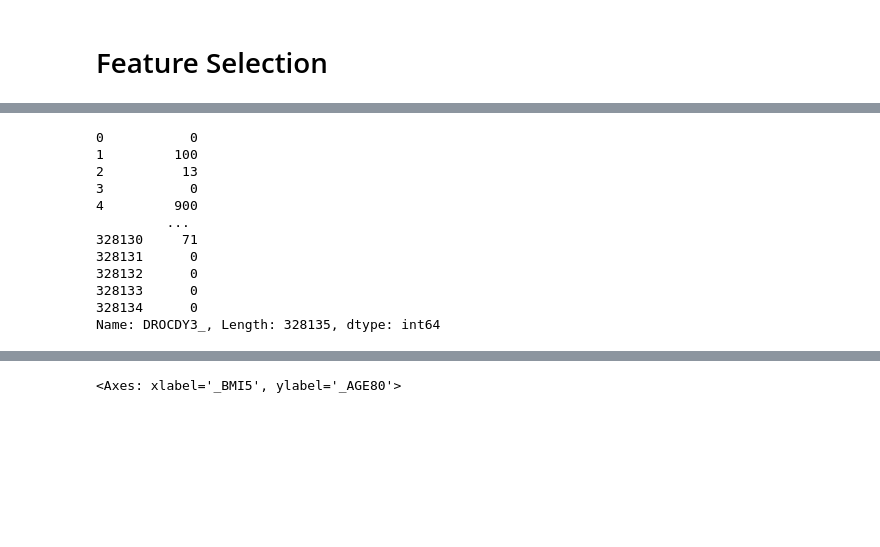
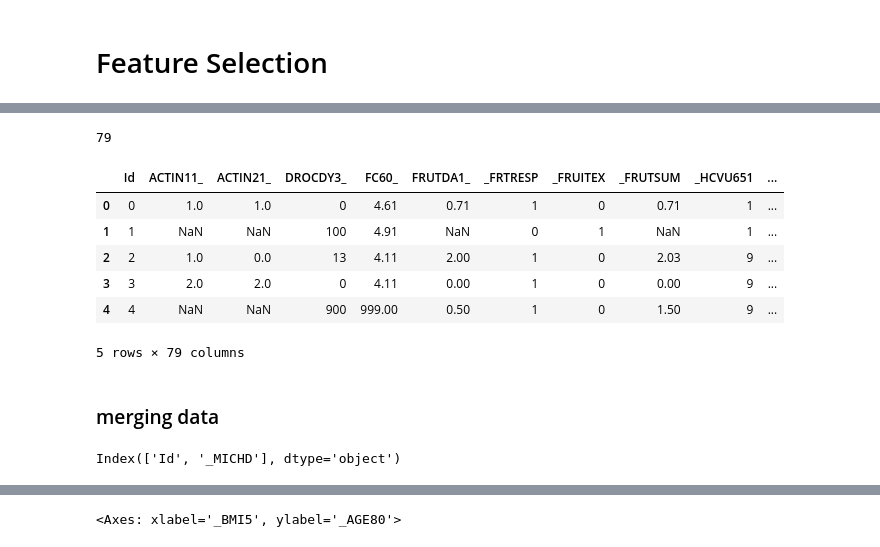
Before and after one commit to 8gabri8/heart_attack_ML, a Jupyter notebook: EDA.ipynb, the cells around one changed output, grey strips where cells are left out. Saved outputs shown, nothing was run; the diff lists cells and outputs as text; code cells hidden in the pictures; blank space fills up the shorter version.

```diff
--- a/EDA.ipynb
+++ b/EDA.ipynb
@@ -10,5 +13,4 @@ import pandas as pd
 # %%
-# Import df
-df = pd.read_csv("data/dataset/x_train.csv")
+df = pd.read_csv("dataset/x_train.csv")
 # %% [markdown]
 # Feature Selection
@@ -141,15 +126,17 @@ df_filtered.iloc[10:,50:]
+# %%
+df_filtered = df[useful_cols].copy()
+print(len(df_filtered.columns))
+# %% [output]
+79
 # %%
-df_filtered["DROCDY3_"]
+df_filtered.head()
 # %% [output]
+|  | Id | ACTIN11_ | ACTIN21_ | DROCDY3_ | FC60_ | FRUTDA1_ | _FRTRESP | _FRUITEX | _FRUTSUM | _HCVU651 | ... |
+| 0 | 0 | 1.0 | 1.0 | 0 | 4.61 | 0.71 | 1 | 0 | 0.71 | 1 | ... |
+| 1 | 1 | NaN | NaN | 100 | 4.91 | NaN | 0 | 1 | NaN | 1 | ... |
+| 2 | 2 | 1.0 | 0.0 | 13 | 4.11 | 2.00 | 1 | 0 | 2.03 | 9 | ... |
+| 3 | 3 | 2.0 | 2.0 | 0 | 4.11 | 0.00 | 1 | 0 | 0.00 | 9 | ... |
+| 4 | 4 | NaN | NaN | 900 | 999.00 | 0.50 | 1 | 0 | 1.50 | 9 | ... |
-0           0
-1         100
-2          13
-3           0
-4         900
-         ...
-328130     71
-328131      0
-328132      0
-328133      0
-328134      0
-Name: DROCDY3_, Length: 328135, dtype: int64
+5 rows × 79 columns
+# %% [markdown]
+### merging data
@@ -155,0 +145,4 @@ Name: DROCDY3_, Length: 328135, dtype: int64
+# %%
+df_y.columns
+# %% [output]
+Index(['Id', '_MICHD'], dtype='object')
```
Also changed, not shown: parts of 20 cells of this notebook.
